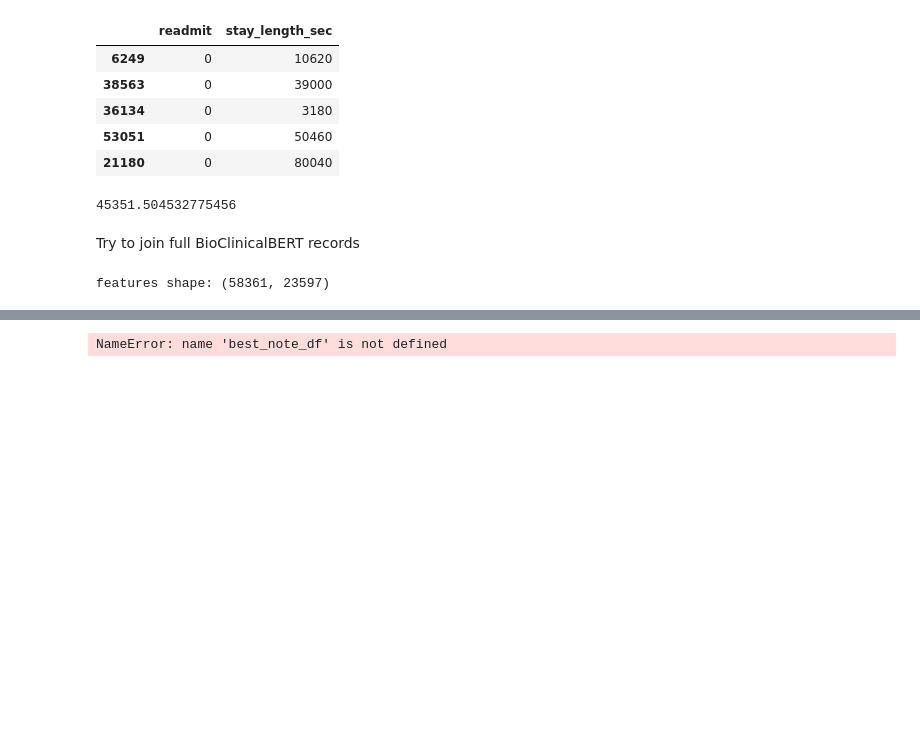
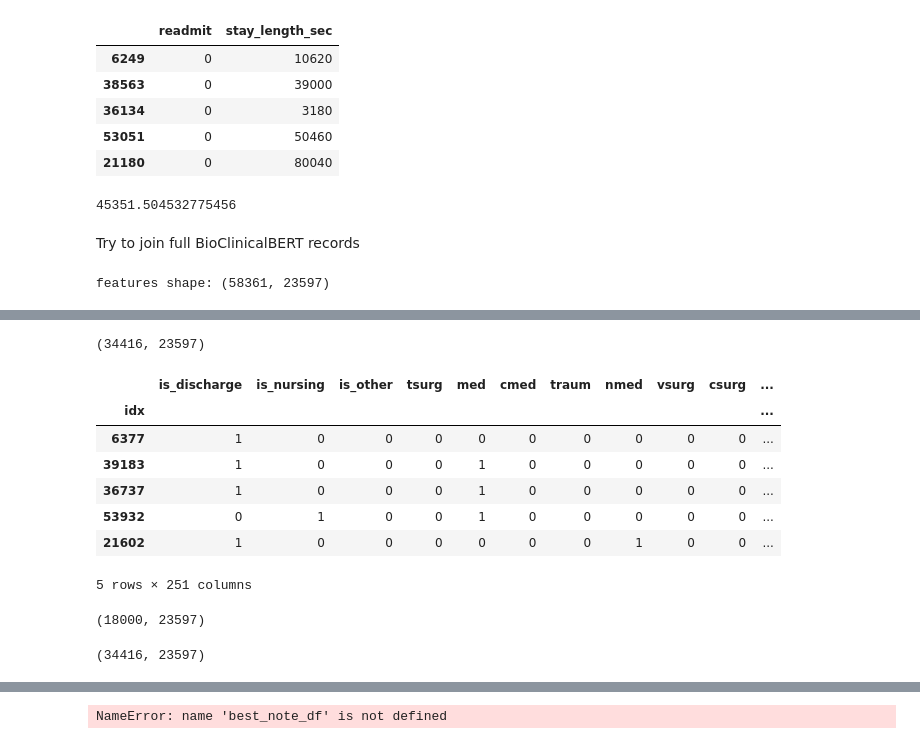
Before and after one commit to natalie-ayers/n2c2-track2-nlp-uchicago, a Jupyter notebook: label_processing.ipynb, the cells around one changed output, grey strips where cells are left out. Saved outputs shown, nothing was run; the diff lists cells and outputs as text; code cells hidden in the pictures; blank space fills up the shorter version.

```diff
--- a/label_processing.ipynb
+++ b/label_processing.ipynb
@@ -606,0 +623,4 @@ sparse_bc_df.head()
+# %%
+best_note_df['idx'] = best_note_df.index
+notes_hadmid = best_note_df.loc[:,('HADM_ID', 'idx')]
+notes_hadmid.head()
@@ -606,0 +634,4 @@ sparse_bc_df.head()
+# %%
+notes_hadmid_train = train_bc_512_x.merge(notes_hadmid, left_on=['hadm_id'], right_on=['HADM_ID'])
+print(notes_hadmid_train.shape)
+notes_hadmid_train.head(1)
@@ -606,0 +661,22 @@ sparse_bc_df.head()
+# %%
+train_bc_full.shape
+# %% [output]
+(34416, 23597)
+# %%
+train_df_struc = notes_hadmid_train.set_index('idx')
+train_df_struc = train_df_struc.drop(columns=['unnamed: 0','subject_id','hadm_id','diagnosis','icd9_code','bc_512','unnamed: 5','HADM_ID'])
+train_df_struc.head()
+# %% [output]
+|  | is_discharge | is_nursing | is_other | tsurg | med | cmed | traum | nmed | vsurg | csurg | ... |
+| idx |  |  |  |  |  |  |  |  |  |  | ... |
+| 6377 | 1 | 0 | 0 | 0 | 0 | 0 | 0 | 0 | 0 | 0 | ... |
+| 39183 | 1 | 0 | 0 | 0 | 1 | 0 | 0 | 0 | 0 | 0 | ... |
+| 36737 | 1 | 0 | 0 | 0 | 1 | 0 | 0 | 0 | 0 | 0 | ... |
+| 53932 | 0 | 1 | 0 | 0 | 1 | 0 | 0 | 0 | 0 | 0 | ... |
+| 21602 | 1 | 0 | 0 | 0 | 0 | 0 | 0 | 1 | 0 | 0 | ... |
+5 rows × 251 columns
+# %%
+train_bc_full_half = train_bc_full.iloc[:18000,:]
+train_bc_full_half.shape
+# %% [output]
+(18000, 23597)
@@ -606,0 +689,4 @@ sparse_bc_df.head()
+# %%
+train_bc_full_np.shape
+# %% [output]
+(34416, 23597)
```
Also changed, not shown: parts of 17 cells of this notebook, 2 other files.
